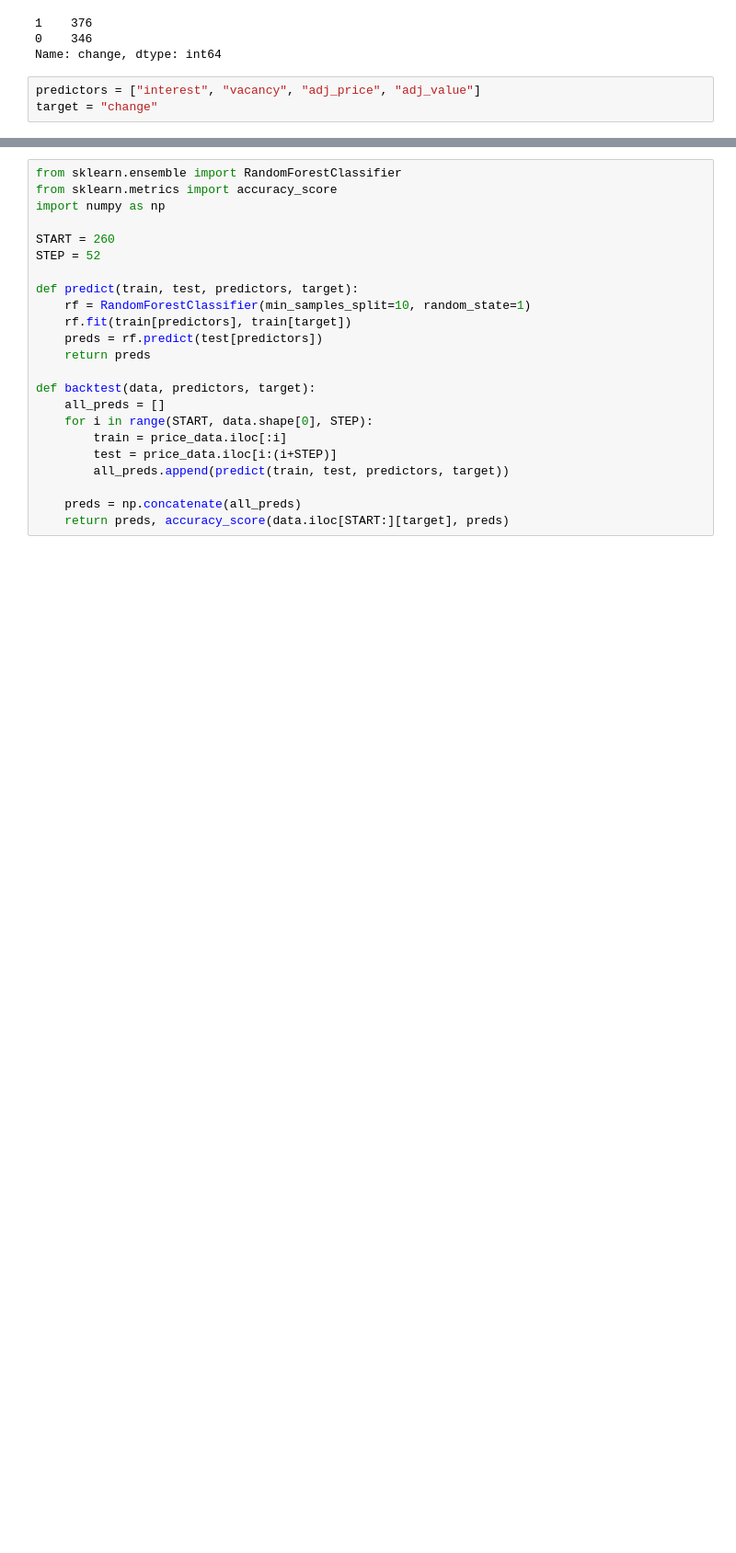
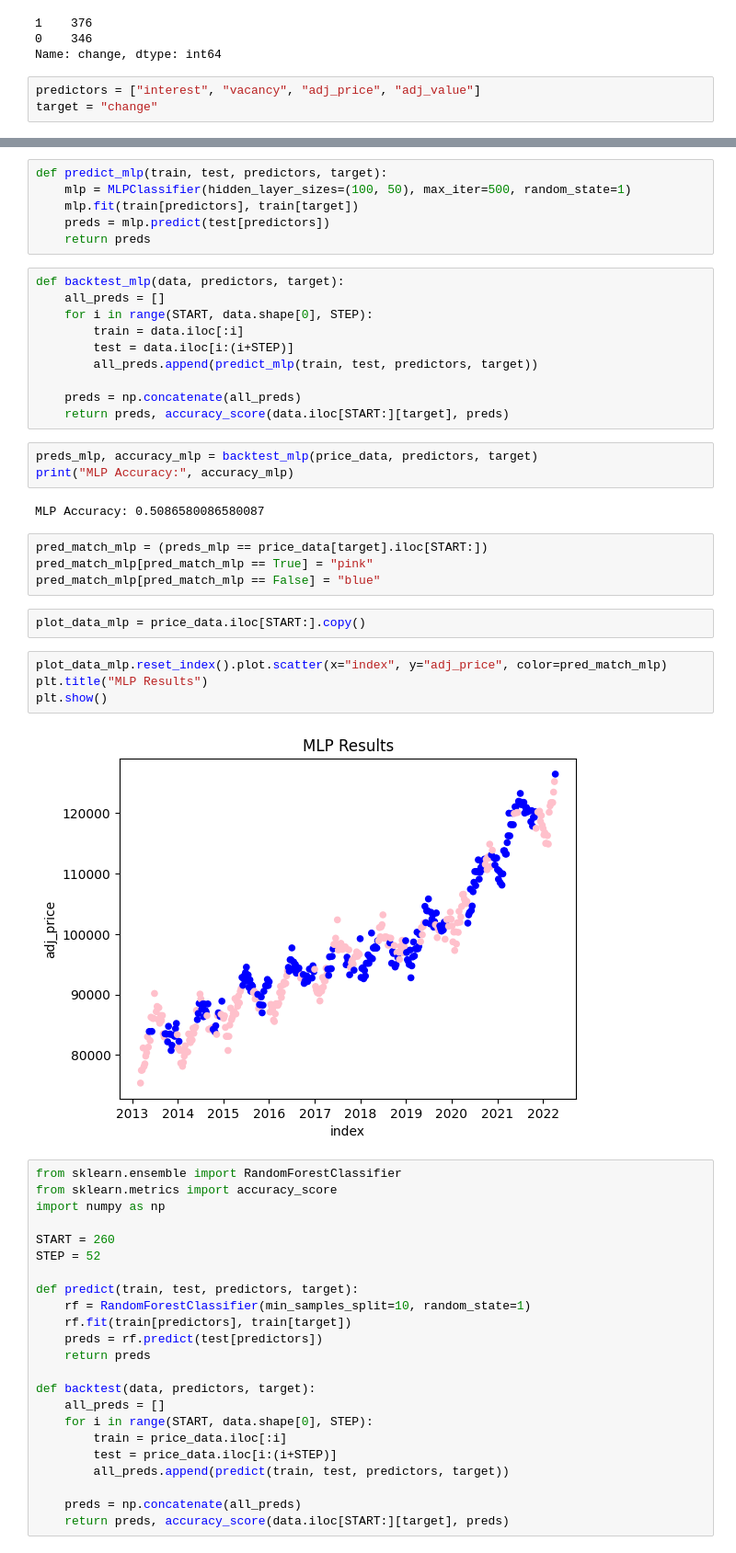
Before and after one commit to irdinajaswan/deeplearning_project, a Jupyter notebook: houseprediction.ipynb, the cells around one changed output, grey strips where cells are left out. Shown: that part at 92% size. Drawn from its saved outputs; the diff is of its cells as text; blank space fills up the shorter version.

```diff
--- a/houseprediction.ipynb
+++ b/houseprediction.ipynb
@@ -106,3 +192,36 @@ target = "change"
+# %%
+def predict_mlp(train, test, predictors, target):
+    mlp = MLPClassifier(hidden_layer_sizes=(100, 50), max_iter=500, random_state=1)
+    mlp.fit(train[predictors], train[target])
+    preds = mlp.predict(test[predictors])
+    return preds
+# %%
+def backtest_mlp(data, predictors, target):
+    all_preds = []
+    for i in range(START, data.shape[0], STEP):
+        train = data.iloc[:i]
+        test = data.iloc[i:(i+STEP)]
+        all_preds.append(predict_mlp(train, test, predictors, target))
+
+    preds = np.concatenate(all_preds)
+    return preds, accuracy_score(data.iloc[START:][target], preds)
+# %%
+preds_mlp, accuracy_mlp = backtest_mlp(price_data, predictors, target)
+print("MLP Accuracy:", accuracy_mlp)
+# %% [output]
+MLP Accuracy: 0.5086580086580087
+# %%
+pred_match_mlp = (preds_mlp == price_data[target].iloc[START:])
+pred_match_mlp[pred_match_mlp == True] = "pink"
+pred_match_mlp[pred_match_mlp == False] = "blue"
+# %%
+plot_data_mlp = price_data.iloc[START:].copy()
+# %%
+plot_data_mlp.reset_index().plot.scatter(x="index", y="adj_price", color=pred_match_mlp)
+plt.title("MLP Results")
+plt.show()
+# %% [output]
+[figure, added]
 # %%
 from sklearn.ensemble import RandomForestClassifier
 from sklearn.metrics import accuracy_score
```
Also changed, not shown: parts of 12 cells of this notebook.
